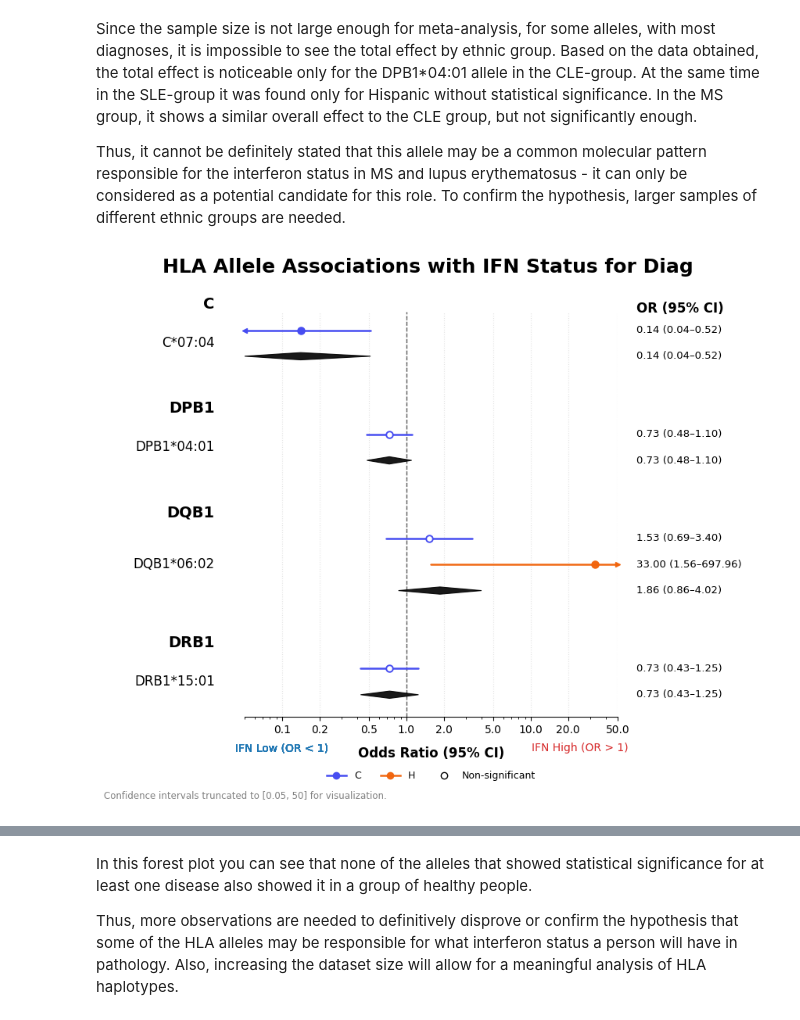
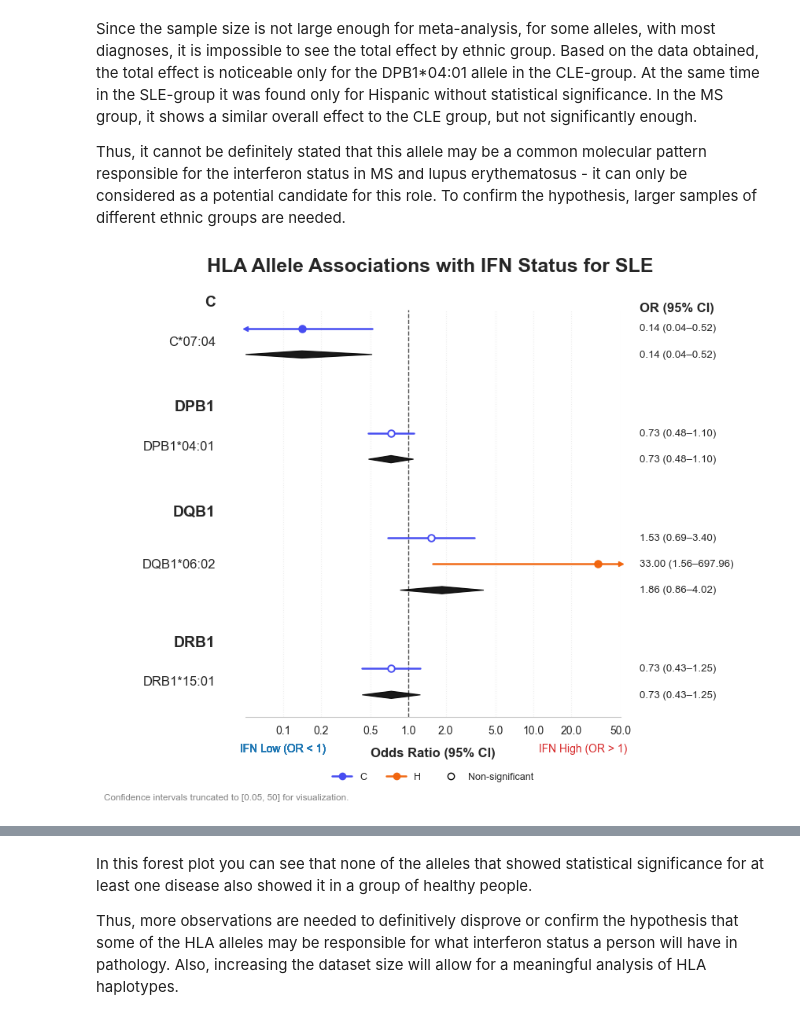
Before and after one commit to a-senkovenko/SKO-1, a Jupyter notebook: notebooks/hla_analysis.ipynb, the cells around one changed output, grey strips where cells are left out. Cells and saved outputs as stored; diff of their text form; code cells hidden in the pictures.

```diff
--- a/notebooks/hla_analysis.ipynb
+++ b/notebooks/hla_analysis.ipynb
@@ -342,9 +348,9 @@ Based on the data obtained, the total effect is noticeable only for the DPB1*04:
 
 Thus, it cannot be definitely stated that this allele may be a common molecular pattern responsible for the interferon status in MS and lupus erythematosus - it can only be considered as a potential candidate for this role. To confirm the hypothesis, larger samples of different ethnic groups are needed.
 # %%
-HLA_forest_plot.plot_forest(data_for_plot_final[data_for_plot_final['diagnosis'] == 'SLE'])
+HLA_forest_plot.plot_forest(data_for_plot_final[data_for_plot_final['diagnosis'] == 'SLE'], diag='SLE')
 # %% [output]
-[figure, old version]
+[figure, new version]
 # %%
 HLA_forest_plot.plot_forest(data_for_plot_final[data_for_plot_final['diagnosis'] == 'MS'], 'MS')
 # %% [output]
```
Also changed, not shown: parts of 7 cells of this notebook, 2 other files.
